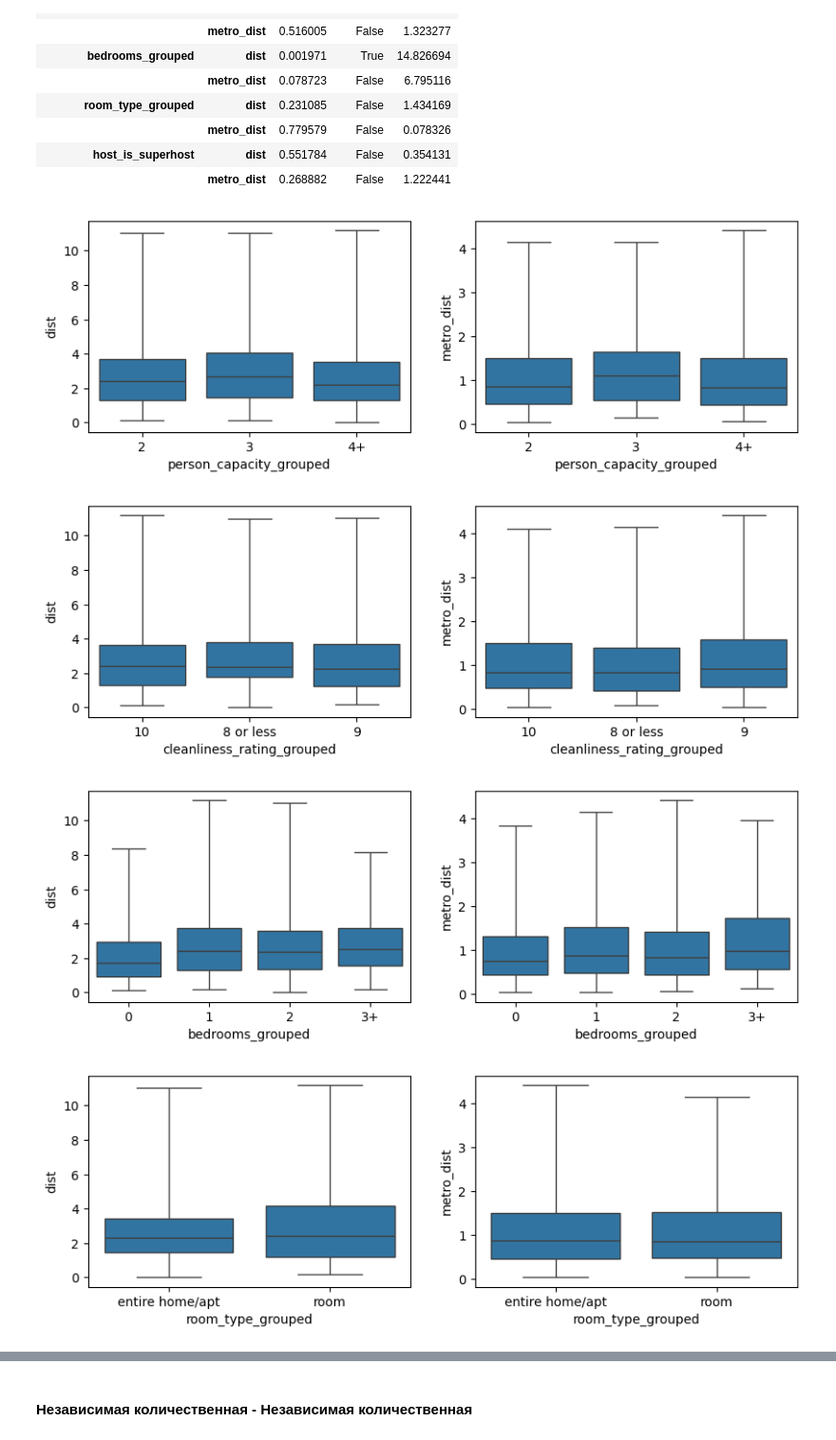
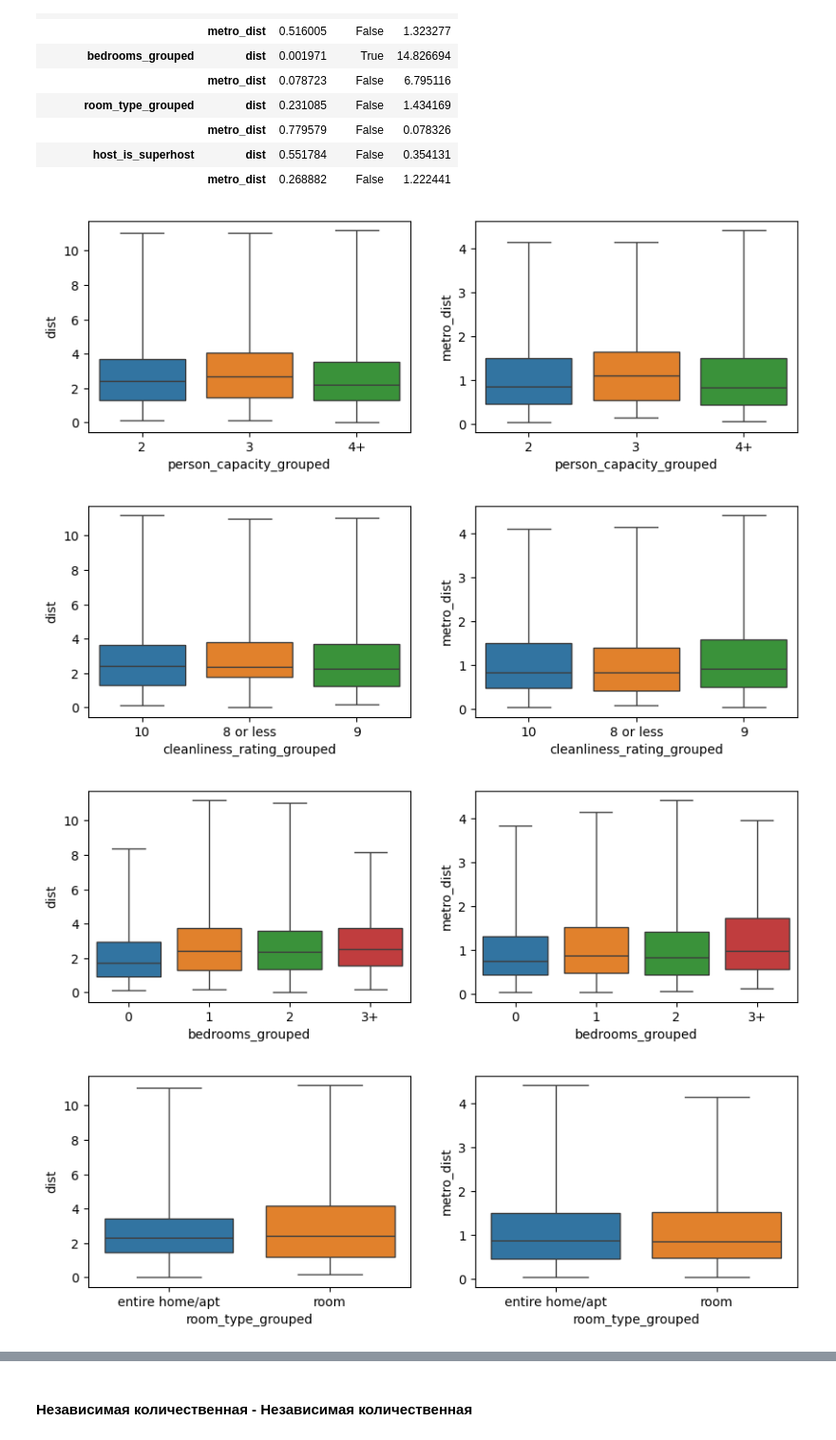
Before and after one commit to rmnigm/econometrics, a Jupyter notebook: notebooks/amsterdam_airbnb.ipynb, the cells around one changed output, grey strips where cells are left out. Shown at 95% size. Cells and saved outputs as stored; diff of their text form; code cells hidden in the pictures.

Commit message:
added some new plots

```diff
--- a/notebooks/amsterdam_airbnb.ipynb
+++ b/notebooks/amsterdam_airbnb.ipynb
@@ -479 +475,7 @@ Cramer's V = 0.0275
 ... (9 outputs left out)
+# %%
+fig, axes = plt.subplots(ncols=2, nrows=5, figsize=(10, 18))
+for i, (left, right) in enumerate(itertools.combinations(grouped_categorical_columns, 2)):
+    sns.histplot(data=data, x=left, hue=right, ax=axes[i%5][i//5], multiple="stack")
+plt.tight_layout()
+plt.show()
@@ -512,11 +516,11 @@ pd.DataFrame(cat2num_dicts).set_index(['categorical', 'numerical'])
 # %%
 for cat_col in grouped_categorical_columns:
     fig, axes = plt.subplots(ncols=2, figsize=(10, 3))
-    sns.boxplot(data=data, x=cat_col, y='dist', ax=axes[0], whis=(0, 100))
-    sns.boxplot(data=data, x=cat_col, y='metro_dist', ax=axes[1], whis=(0, 100))
-    plt.show()
+    sns.boxplot(data=data, x=cat_col, y='dist', hue=cat_col, ax=axes[0], whis=(0, 100))
+    sns.boxplot(data=data, x=cat_col, y='metro_dist', hue=cat_col, ax=axes[1], whis=(0, 100))
+plt.show()
 # %% [output]
-[figure, old version]
+[figure, new version]
-[figure, old version]
+[figure, new version]
-[figure, old version]
+[figure, new version]
-[figure, old version]
+[figure, new version]
```
Also changed, not shown: parts of 33 cells of this notebook.
